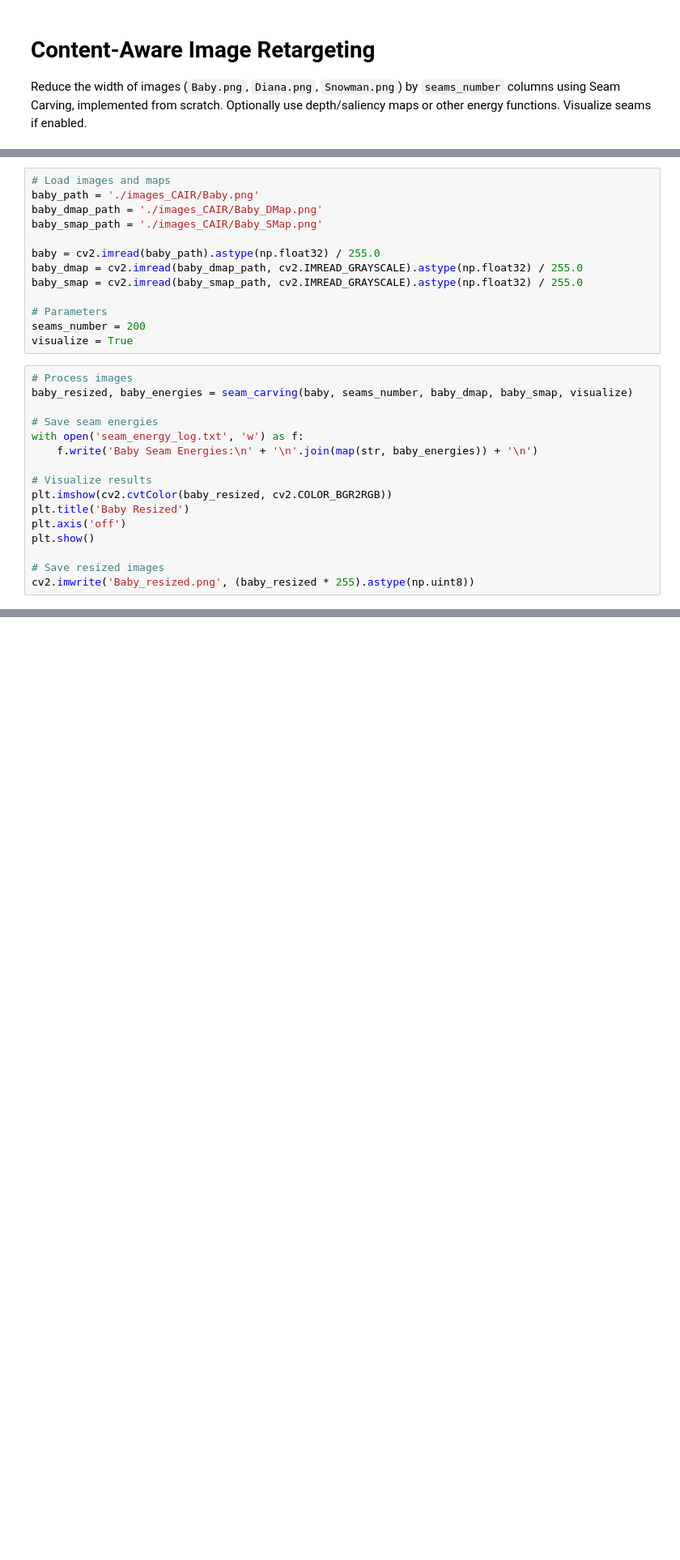
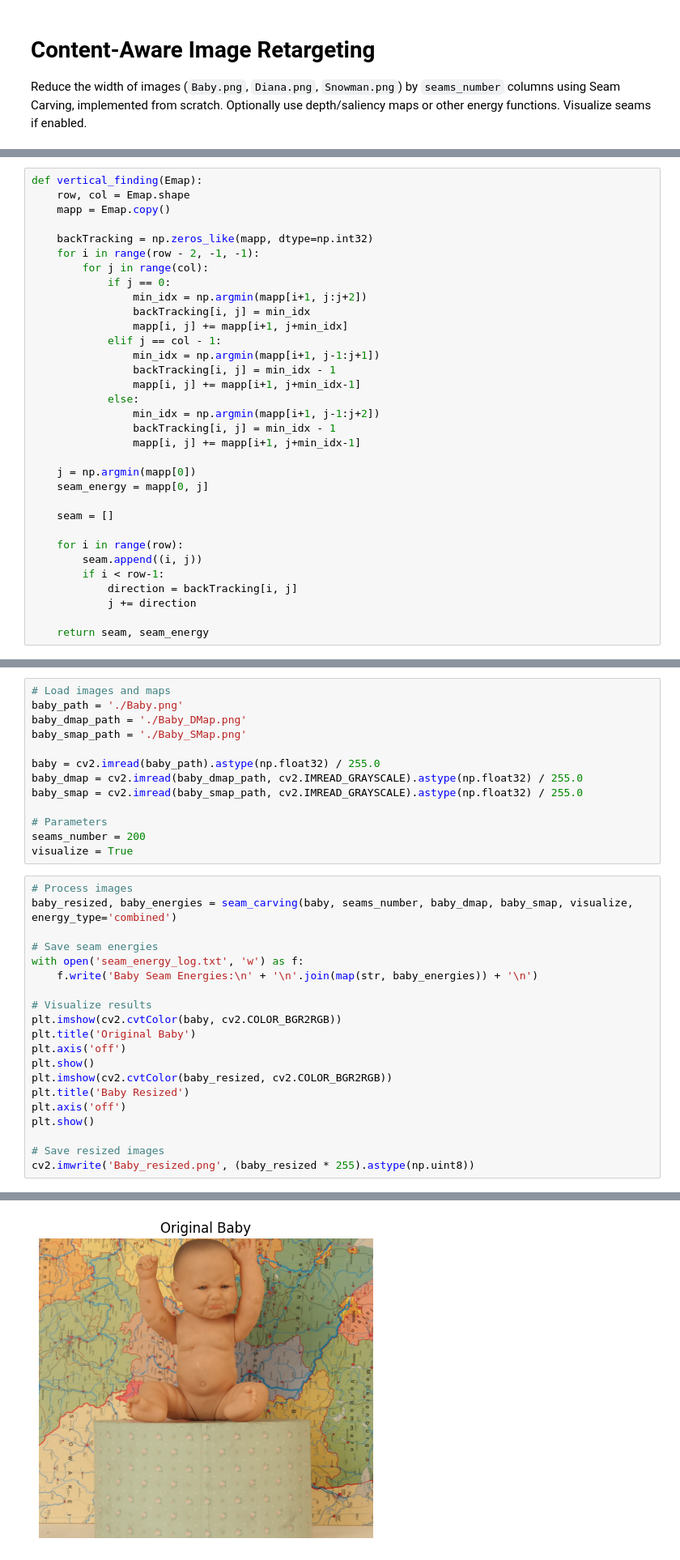
Before and after one commit to zahrajavanbakhsh/AI2025, a Jupyter notebook: week3/Task 2/part2_CAIR.ipynb, the cells around one changed output, grey strips where cells are left out. Shown at 81% size. Cells and saved outputs as stored; diff of their text form; blank space fills up the shorter version.

```diff
--- a/week3/Task 2/part2_CAIR.ipynb
+++ b/week3/Task 2/part2_CAIR.ipynb
@@ -60,0 +40,33 @@ def seam_carving(image, seams_number, depth_map=None, saliency_map=None, visuali
+# %%
+def vertical_finding(Emap):
+    row, col = Emap.shape
+    mapp = Emap.copy()
+
+    backTracking = np.zeros_like(mapp, dtype=np.int32)
+    for i in range(row - 2, -1, -1):
+        for j in range(col):
+            if j == 0:
+                min_idx = np.argmin(mapp[i+1, j:j+2])
+                backTracking[i, j] = min_idx
+                mapp[i, j] += mapp[i+1, j+min_idx]
+            elif j == col - 1:
+                min_idx = np.argmin(mapp[i+1, j-1:j+1])
+                backTracking[i, j] = min_idx - 1
+                mapp[i, j] += mapp[i+1, j+min_idx-1]
+            else:
+                min_idx = np.argmin(mapp[i+1, j-1:j+2])
+                backTracking[i, j] = min_idx - 1
+                mapp[i, j] += mapp[i+1, j+min_idx-1]
+
+    j = np.argmin(mapp[0])
+    seam_energy = mapp[0, j]
+
+    seam = []
+
+    for i in range(row):
+        seam.append((i, j))
+        if i < row-1:
+            direction = backTracking[i, j]
+            j += direction
+
+    return seam, seam_energy
@@ -61,8 +161,8 @@ def seam_carving(image, seams_number, depth_map=None, saliency_map=None, visuali
 # %%
 # Load images and maps
-baby_path = './images_CAIR/Baby.png'
-baby_dmap_path = './images_CAIR/Baby_DMap.png'
-baby_smap_path = './images_CAIR/Baby_SMap.png'
+baby_path = './Baby.png'
+baby_dmap_path = './Baby_DMap.png'
+baby_smap_path = './Baby_SMap.png'
 
 baby = cv2.imread(baby_path).astype(np.float32) / 255.0
 baby_dmap = cv2.imread(baby_dmap_path, cv2.IMREAD_GRAYSCALE).astype(np.float32) / 255.0
@@ -73,13 +173,17 @@ seams_number = 200
 visualize = True
 # %%
 # Process images
-baby_resized, baby_energies = seam_carving(baby, seams_number, baby_dmap, baby_smap, visualize)
+baby_resized, baby_energies = seam_carving(baby, seams_number, baby_dmap, baby_smap, visualize, energy_type='combined')
 
 # Save seam energies
 with open('seam_energy_log.txt', 'w') as f:
     f.write('Baby Seam Energies:\n' + '\n'.join(map(str, baby_energies)) + '\n')
 
 # Visualize results
+plt.imshow(cv2.cvtColor(baby, cv2.COLOR_BGR2RGB))
+plt.title('Original Baby')
+plt.axis('off')
+plt.show()
 plt.imshow(cv2.cvtColor(baby_resized, cv2.COLOR_BGR2RGB))
 plt.title('Baby Resized')
 plt.axis('off')
@@ -87,3 +191,4 @@ plt.show()
 
 # Save resized images
 cv2.imwrite('Baby_resized.png', (baby_resized * 255).astype(np.uint8))
+# %% [output]
@@ -89,0 +212 @@ cv2.imwrite('Baby_resized.png', (baby_resized * 255).astype(np.uint8))
+[figure, added]
```
Also changed, not shown: parts of 8 cells of this notebook, 8 other files.
